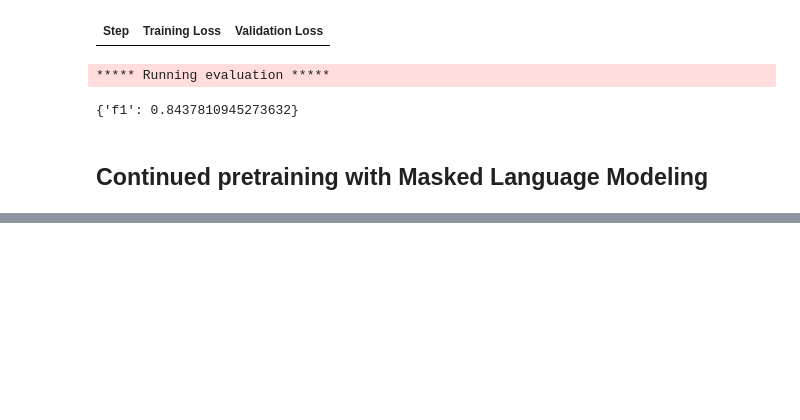
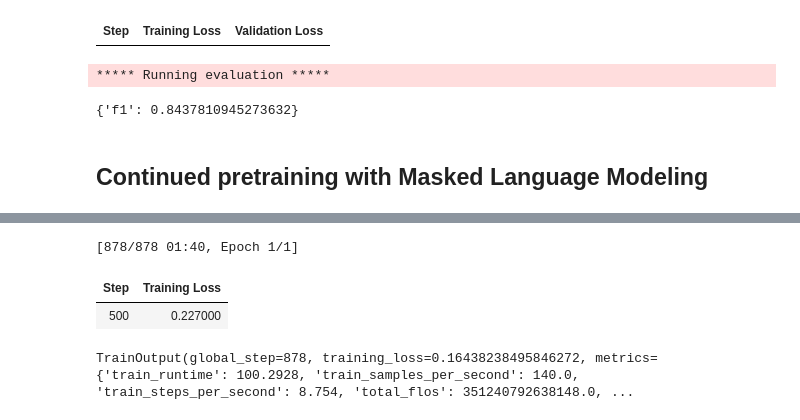
Before and after one commit to PHM1605/hands-on-large-language-models-alammar, a Jupyter notebook: chapter11/cls_fine_tuning.ipynb, the cells around one changed output, grey strips where cells are left out. Cells and saved outputs as stored; diff of their text form; code cells hidden in the pictures; blank space fills up the shorter version.

```diff
--- a/chapter11/cls_fine_tuning.ipynb
+++ b/chapter11/cls_fine_tuning.ipynb
@@ -261,0 +446,10 @@ trainer.evaluate()
+# %%
+# tokenize words
+from transformers import AutoModelForTokenClassification
+tokenizer = AutoTokenizer.from_pretrained("bert-base-cased")
+model = AutoModelForTokenClassification.from_pretrained(
+    "bert-base-cased",
+    num_labels=len(id2label),
+    id2label=id2label,
+    label2id=label2id
+)
@@ -261,0 +459,5 @@ trainer.evaluate()
+# %%
+# split words into tokens
+token_ids = tokenizer(example["tokens"], is_split_into_words=True)["input_ids"]
+sub_tokens = tokenizer.convert_ids_to_tokens(token_ids)
+sub_tokens # each sub-token will have entity label of e.g. B-PER+I-PER+I-PER
@@ -261,0 +548,31 @@ trainer.evaluate()
+# %%
+# Fine-tuning
+from transformers import DataCollatorForTokenClassification
+data_collator = DataCollatorForTokenClassification(tokenizer=tokenizer)
+
+# Training
+training_args = TrainingArguments(
+    "model",
+    learning_rate=2e-5,
+    per_device_train_batch_size=16,
+    per_device_eval_batch_size=16,
+    num_train_epochs=1,
+    weight_decay=0.01,
+    save_strategy="epoch",
+    report_to="none"
+)
+trainer = Trainer(
+    model=model,
+    args=training_args,
+    train_dataset=tokenized["train"],
+    eval_dataset=tokenized["test"],
+    processing_class=tokenizer,
+    data_collator=data_collator,
+    compute_metrics=compute_metrics
+)
+trainer.train()
+# %% [output]
+[878/878 01:40, Epoch 1/1]
+| Step | Training Loss |
+| 500 | 0.227000 |
+TrainOutput(global_step=878, training_loss=0.16438238495846272, metrics={'train_runtime': 100.2928, 'train_samples_per_second': 140.0, 'train_steps_per_second': 8.754, 'total_flos': 351240792638148.0, ...
```
Also changed, not shown: parts of 19 cells of this notebook, 3 other files.
